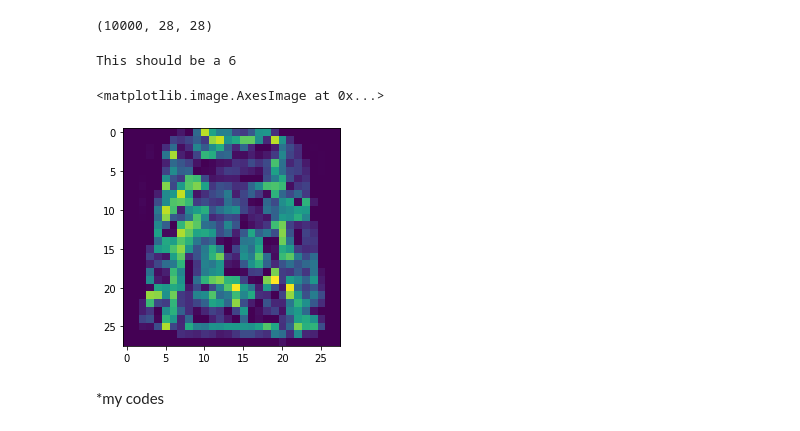
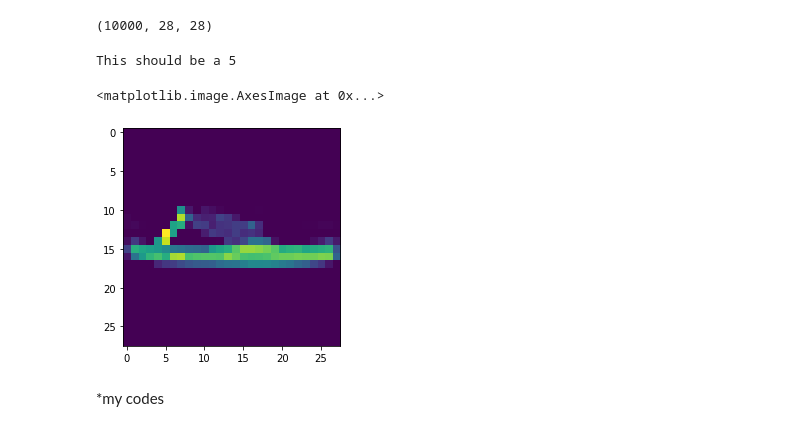
Before and after one commit to daniel-falk/ai-ml-principles-exercises, a Jupyter notebook: ML-training/creating-reports-with-WandB/preprocess_with_wandb1.ipynb, the cells around one changed output. Drawn from its saved outputs; the diff is of its cells as text; code cells hidden in the pictures.

```diff
--- a/ML-training/creating-reports-with-WandB/preprocess_with_wandb1.ipynb
+++ b/ML-training/creating-reports-with-WandB/preprocess_with_wandb1.ipynb
@@ -177,12 +186,12 @@ x_test_norm_subsamp.shape
 (10000, 28, 28)
 # %%
 # Verify that the labels and images are still in sync
-print(f"This should be a {y_test_subsamp[0]}")
-plt.imshow(x_test_norm_subsamp[0])
+print(f"This should be a {y_test_subsamp[4]}")
+plt.imshow(x_test_norm_subsamp[4])
 # %% [output]
-This should be a 6
+This should be a 5
 <matplotlib.image.AxesImage at 0x...>
-[figure, old version]
+[figure, new version]
 # %%
 # Log the new distribution
 num_images_per_label = Counter(y_test_subsamp)
```
Also changed, not shown: parts of 5 cells of this notebook.
